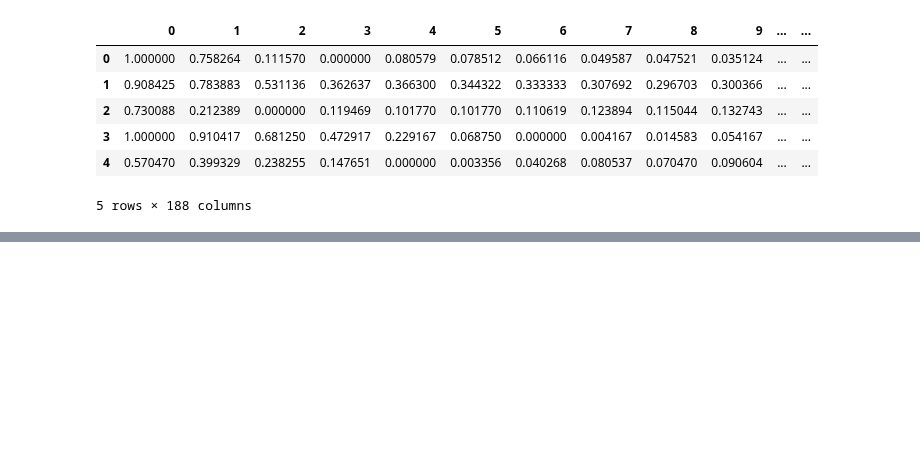
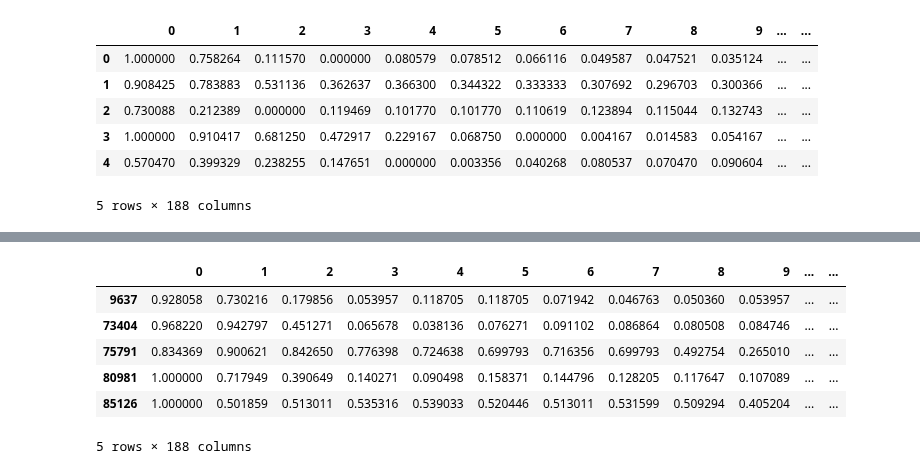
Before and after one commit to dilawarm/federated, a Jupyter notebook: notebooks/DataAnalysis.ipynb, the cells around one changed output, grey strips where cells are left out. Drawn from its saved outputs; the diff is of its cells as text; code cells hidden in the pictures; blank space fills up the shorter version.

```diff
--- a/notebooks/DataAnalysis.ipynb
+++ b/notebooks/DataAnalysis.ipynb
@@ -46,0 +34,11 @@ plt.show()
+# %%
+samples = mitbih_train_df.groupby(187, group_keys=False).apply(lambda mitbih_train_df: mitbih_train_df.sample(1))
+samples
+# %% [output]
+|  | 0 | 1 | 2 | 3 | 4 | 5 | 6 | 7 | 8 | 9 | ... | ... |
+| 9637 | 0.928058 | 0.730216 | 0.179856 | 0.053957 | 0.118705 | 0.118705 | 0.071942 | 0.046763 | 0.050360 | 0.053957 | ... | ... |
+| 73404 | 0.968220 | 0.942797 | 0.451271 | 0.065678 | 0.038136 | 0.076271 | 0.091102 | 0.086864 | 0.080508 | 0.084746 | ... | ... |
+| 75791 | 0.834369 | 0.900621 | 0.842650 | 0.776398 | 0.724638 | 0.699793 | 0.716356 | 0.699793 | 0.492754 | 0.265010 | ... | ... |
+| 80981 | 1.000000 | 0.717949 | 0.390649 | 0.140271 | 0.090498 | 0.158371 | 0.144796 | 0.128205 | 0.117647 | 0.107089 | ... | ... |
+| 85126 | 1.000000 | 0.501859 | 0.513011 | 0.535316 | 0.539033 | 0.520446 | 0.513011 | 0.531599 | 0.509294 | 0.405204 | ... | ... |
+5 rows × 188 columns
```
Also changed, not shown: parts of 5 cells of this notebook.
